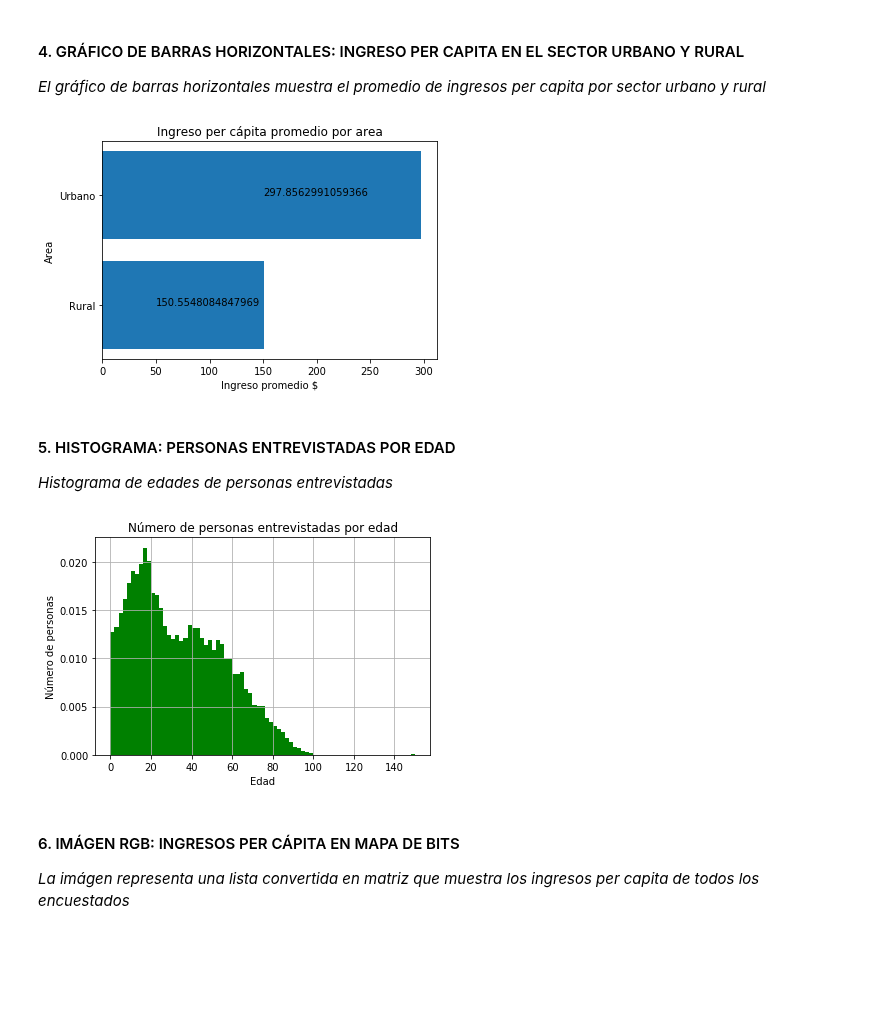
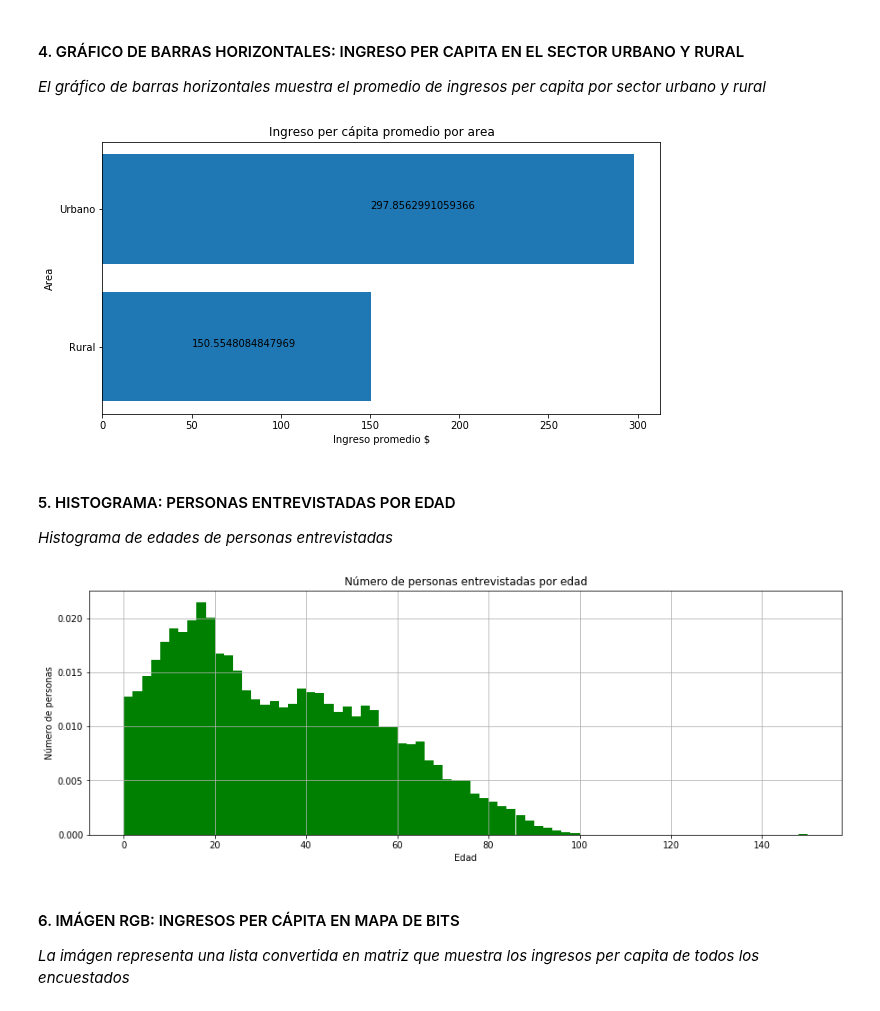
Before and after one commit to 2019-B-GR1-Python/py-cuasqui-pupiales-pedro-javier, a Jupyter notebook: Informe1b/Informe INEC.ipynb, the cells around one changed output. Cells and saved outputs as stored; diff of their text form; code cells hidden in the pictures; blank space fills up the shorter version.

```diff
--- a/Informe1b/Informe INEC.ipynb
+++ b/Informe1b/Informe INEC.ipynb
@@ -271,17 +275,18 @@ plt.show()
 # %%
 # 4INGRESO PER CAPITA EN EL SECTOR URBANO Y RURAL
 df_ingreso_per_capita = df_3[["area","ingpc"]]
 df_ingreso_per_capita_grouped= df_ingreso_per_capita.groupby("area").mean()
 df_ingreso_per_capita_grouped.index
+plt.figure(figsize=(10,5))
 plt.barh(df_ingreso_per_capita_grouped.index, df_ingreso_per_capita_grouped["ingpc"])
 plt.title("Ingreso per cápita promedio por area")
 plt.text(150,1,df_ingreso_per_capita_grouped["ingpc"][1])
 plt.text(50,0,df_ingreso_per_capita_grouped["ingpc"][0])
 plt.xlabel("Ingreso promedio $")
 plt.ylabel("Area")
 plt.show()
 # %% [output]
-[figure, old version]
+[figure, new version]
 # %% [markdown]
 #### 5. HISTOGRAMA: PERSONAS ENTREVISTADAS POR EDAD
 *Histograma de edades de personas entrevistadas*
@@ -290,8 +295,9 @@ plt.show()
 # the histogram of the data
 edades = df_3["p03"]
 edades_2=edades.replace({"98 y más": 98, "No informa": 150})
+plt.figure(figsize=(15,5))
+n, bins, patches = plt.hist(edades_2, 75, density=True, facecolor='g', alpha=1)
 
-n, bins, patches = plt.hist(edades_2, 75, density=True, facecolor='g', alpha=1)
 plt.xlabel('Edad')
 plt.ylabel('Número de personas')
 plt.title('Número de personas entrevistadas por edad')
@@ -300,7 +306,7 @@ plt.title('Número de personas entrevistadas por edad')
 plt.grid(True)
 plt.show()
 # %% [output]
-[figure, old version]
+[figure, new version]
 # %% [markdown]
 #### 6. IMÁGEN RGB: INGRESOS PER CÁPITA EN MAPA DE BITS
 *La imágen representa una lista convertida en matriz que muestra los ingresos per capita de todos los encuestados*
```
Also changed, not shown: parts of 8 cells of this notebook, 1 other file.
